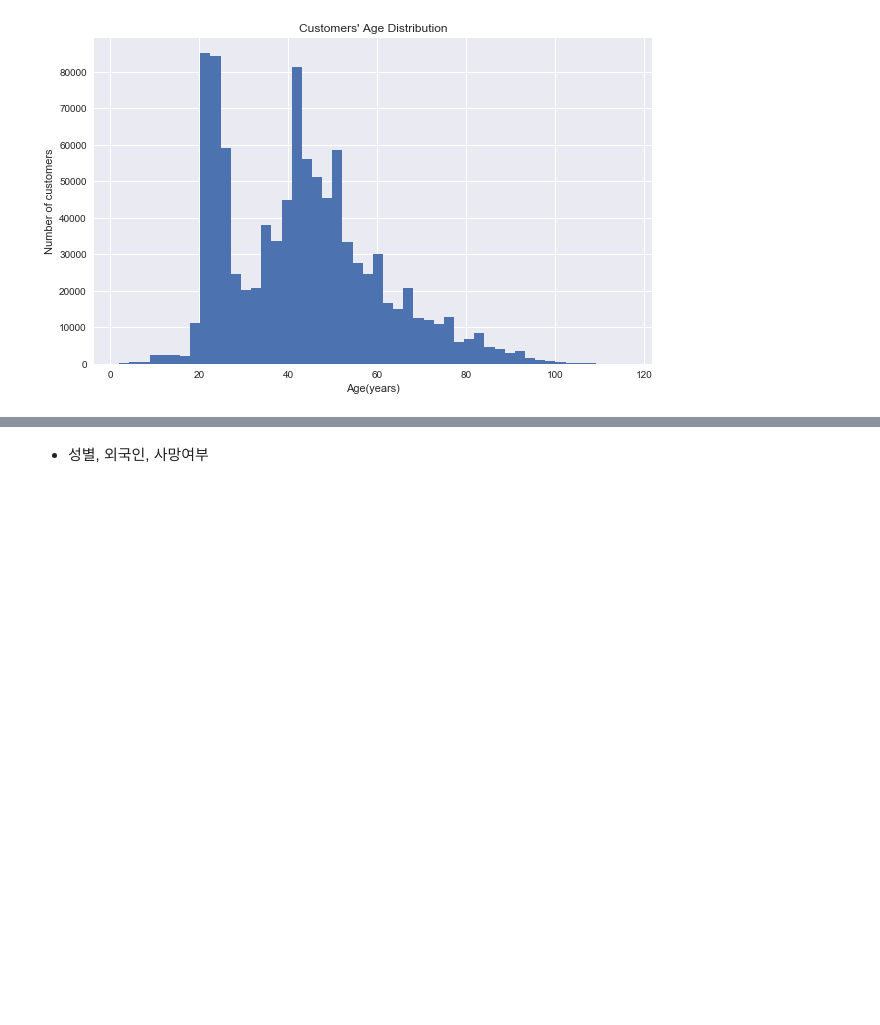
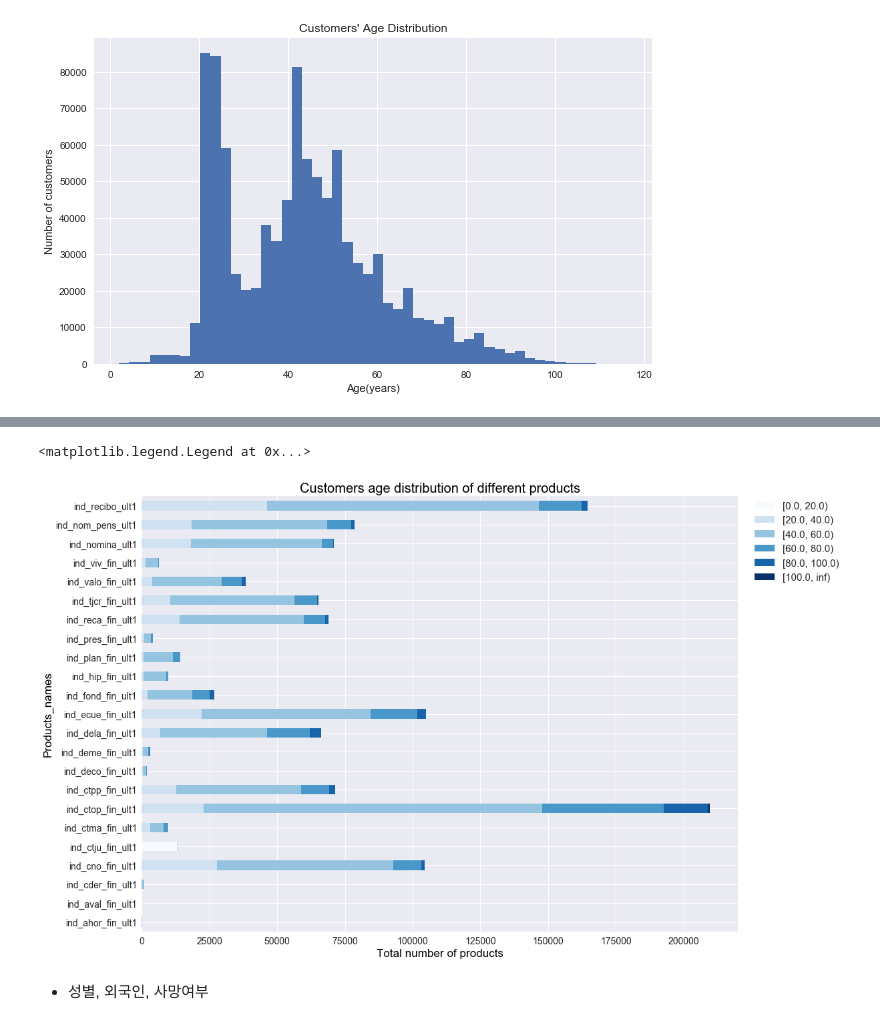
Before and after one commit to byaracho/Kaggle_Project, a Jupyter notebook: Santander_Product_Recommendation/EDA_ver.2_byaracho.ipynb, the cells around one changed output, grey strips where cells are left out. Saved outputs shown, nothing was run; the diff lists cells and outputs as text; code cells hidden in the pictures; blank space fills up the shorter version.

```diff
--- a/Santander_Product_Recommendation/EDA_ver.2_byaracho.ipynb
+++ b/Santander_Product_Recommendation/EDA_ver.2_byaracho.ipynb
@@ -222,3 +267,21 @@ Text(0,0.5,'Number of customers')
+# %%
+df_a = (train.groupby(pd.cut(train['age'], [0,20,40,60,80,100, pd.np.inf], right=False))
+                     .sum())
+df_a = df_a.loc[:, "ind_ahor_fin_ult1": "ind_recibo_ult1"]
+df_a = df_a.T
+
+exclude = ['ind_cco_fin_ult1']
+df_a = df_a.T
+df_a = df_a.drop(exclude, axis=1).T
+
+df_a.plot(kind='barh', stacked=True, fontsize=14, figsize=[16,12], colormap='Blues')
+plt.title('Customers age distribution of different products', fontsize=20, color='black')
+plt.xlabel('Total number of products', fontsize=17, color='black')
+plt.ylabel('Products_names', fontsize=17, color='black')
+plt.legend(bbox_to_anchor=(1.02, 1), loc=2, borderaxespad=0.1, prop={'size':15})
+# %% [output]
+<matplotlib.legend.Legend at 0x...>
+[figure, added]
 # %% [markdown]
 - 성별, 외국인, 사망여부
 # %%
```
Also changed, not shown: parts of 28 cells of this notebook, 1 other file.
